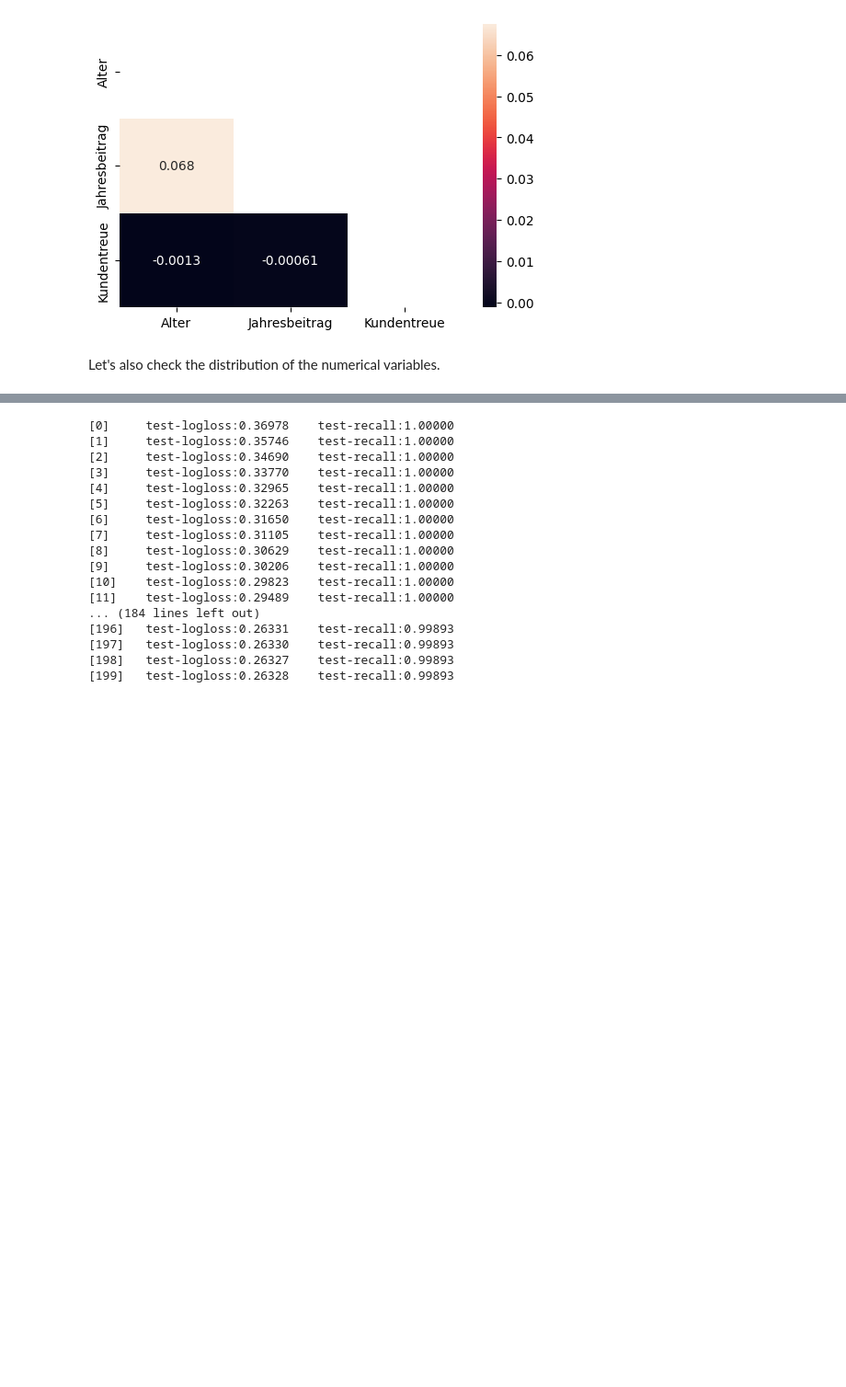
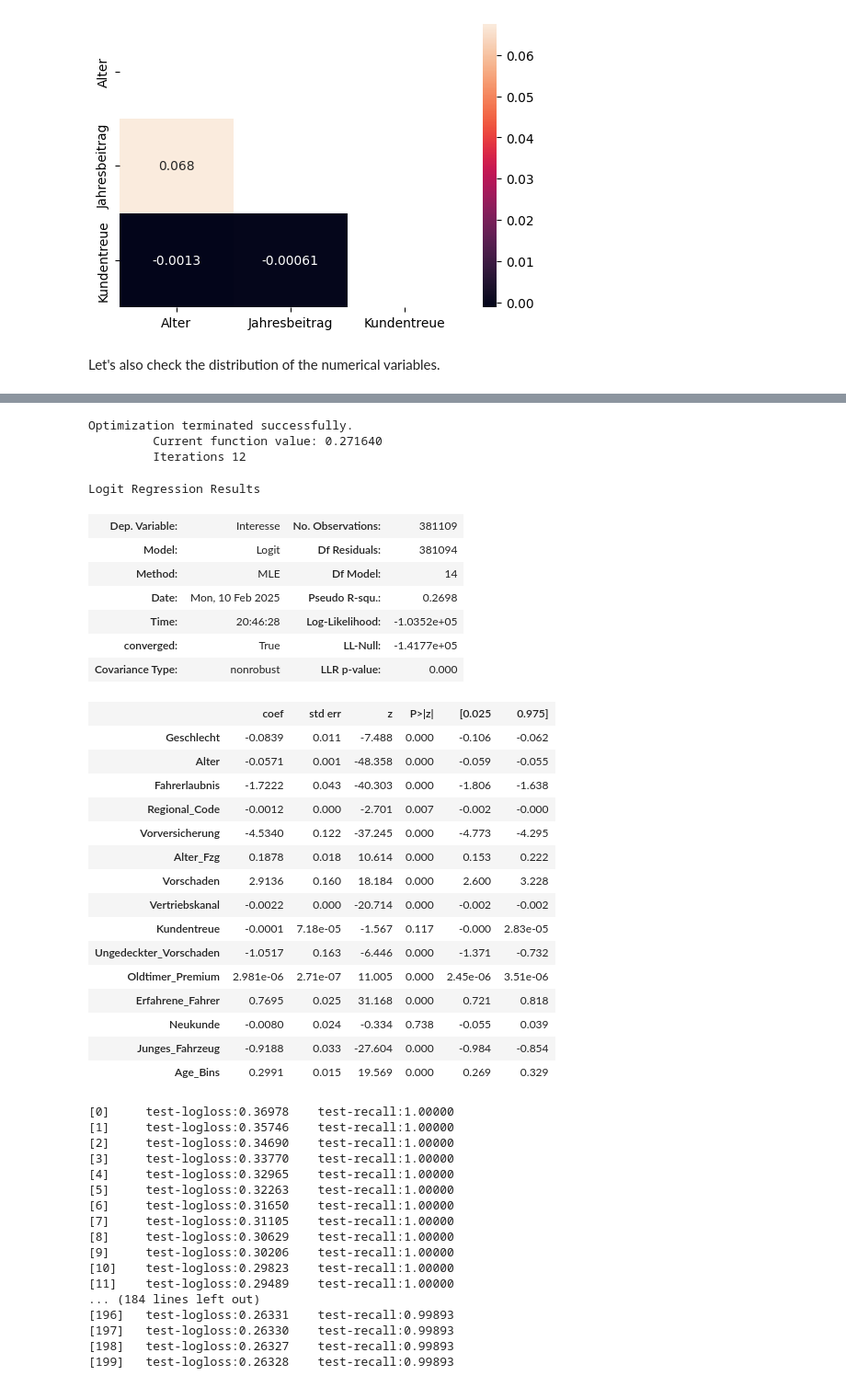
Before and after one commit to malill/coding-challenge, a Jupyter notebook: notebooks/HUK_Coding_Challenge_v01.ipynb, the cells around one changed output, grey strips where cells are left out. Shown: that part at 92% size. Cells and saved outputs as stored; diff of their text form; code cells hidden in the pictures; blank space fills up the shorter version.

```diff
--- a/notebooks/HUK_Coding_Challenge_v01.ipynb
+++ b/notebooks/HUK_Coding_Challenge_v01.ipynb
@@ -234,7 +236,7 @@ def generate_features(df: pd.DataFrame) -> pd.DataFrame:
     # Hypothesis: Experienced drivers with a clean record might be less interested in the product
     df["Erfahrene_Fahrer"] = (df["Alter"] > 30) * (df["Fahrerlaubnis"] == 1) * 1
     # Hypothesis: New customers might be more interested in the product
-    df["Neukunde"] = df["Kundentreue"] < 30
+    df["Neukunde"] = (df["Kundentreue"] < 30) * 1
     # Hypothesis: Young customers with a new car might be more interested in the product
     df["Junges_Fahrzeug"] = (df["Alter"] <= 22) * (df["Alter_Fzg"] == 0) * 1
     # Log transform Jahresbeitrag because it is right skewed (no impact on tree based models)
@@ -265 +301,38 @@ Hence we should optimize for recall (=true positive rate). That means given an i
+# %%
+import statsmodels.api as sm
+
+# Need to adjust data types
+Xtrain = df.drop(columns=DROP_FEATS + [LABEL])
+ytrain = df[LABEL]
+
+lr = sm.Logit(ytrain, Xtrain).fit()
+lr.summary()
+# %% [output]
+Optimization terminated successfully.
+         Current function value: 0.271640
+         Iterations 12
+Logit Regression Results
+| Dep. Variable: | Interesse | No. Observations: | 381109 |
+| Model: | Logit | Df Residuals: | 381094 |
+| Method: | MLE | Df Model: | 14 |
+| Date: | Mon, 10 Feb 2025 | Pseudo R-squ.: | 0.2698 |
+| Time: | 20:46:28 | Log-Likelihood: | -1.0352e+05 |
+| converged: | True | LL-Null: | -1.4177e+05 |
+| Covariance Type: | nonrobust | LLR p-value: | 0.000 |
+|  | coef | std err | z | P>|z| | [0.025 | 0.975] |
+| Geschlecht | -0.0839 | 0.011 | -7.488 | 0.000 | -0.106 | -0.062 |
+| Alter | -0.0571 | 0.001 | -48.358 | 0.000 | -0.059 | -0.055 |
+| Fahrerlaubnis | -1.7222 | 0.043 | -40.303 | 0.000 | -1.806 | -1.638 |
+| Regional_Code | -0.0012 | 0.000 | -2.701 | 0.007 | -0.002 | -0.000 |
+| Vorversicherung | -4.5340 | 0.122 | -37.245 | 0.000 | -4.773 | -4.295 |
+| Alter_Fzg | 0.1878 | 0.018 | 10.614 | 0.000 | 0.153 | 0.222 |
+| Vorschaden | 2.9136 | 0.160 | 18.184 | 0.000 | 2.600 | 3.228 |
+| Vertriebskanal | -0.0022 | 0.000 | -20.714 | 0.000 | -0.002 | -0.002 |
+| Kundentreue | -0.0001 | 7.18e-05 | -1.567 | 0.117 | -0.000 | 2.83e-05 |
+| Ungedeckter_Vorschaden | -1.0517 | 0.163 | -6.446 | 0.000 | -1.371 | -0.732 |
+| Oldtimer_Premium | 2.981e-06 | 2.71e-07 | 11.005 | 0.000 | 2.45e-06 | 3.51e-06 |
+| Erfahrene_Fahrer | 0.7695 | 0.025 | 31.168 | 0.000 | 0.721 | 0.818 |
+| Neukunde | -0.0080 | 0.024 | -0.334 | 0.738 | -0.055 | 0.039 |
+| Junges_Fahrzeug | -0.9188 | 0.033 | -27.604 | 0.000 | -0.984 | -0.854 |
+| Age_Bins | 0.2991 | 0.015 | 19.569 | 0.000 | 0.269 | 0.329 |
 # %%
```
Also changed, not shown: parts of 10 cells of this notebook.
